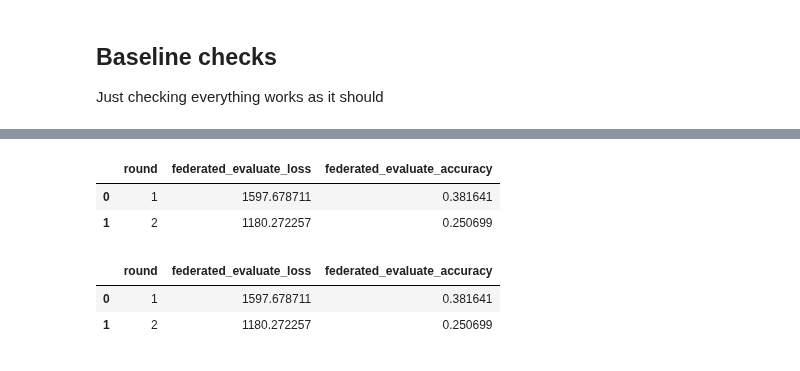
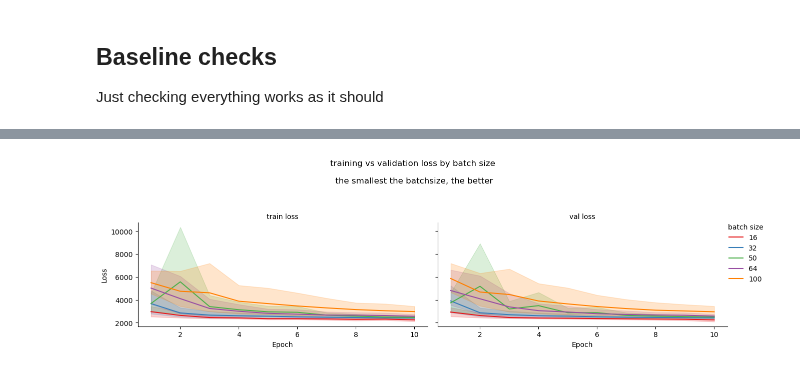
Before and after one commit to luisas/fl4tsf, a Jupyter notebook: analysis/02_centralized_training.ipynb, the cells around one changed output, grey strips where cells are left out. Saved outputs shown, nothing was run; the diff lists cells and outputs as text; code cells hidden in the pictures.

Commit message:
Centralized hyperparam exploration

```diff
--- a/analysis/02_centralized_training.ipynb
+++ b/analysis/02_centralized_training.ipynb
@@ -10,13 +10,10 @@ import seaborn as sns
 import glob
 import numpy as np
 import json
+import os
 
+# set cwd
+os.chdir("/Users/luisa/Desktop/nygc/cluster/projects/fl4tsf/analysis")
 
-centralized_training_loss = glob.glob(f"../results/periodic/centralized_training/**/loss_per_epoch.csv", recursive=True)
-centralized_training_loss = centralized_training_loss[0]
-# aggregation = "FedODE"
-# fed_subfolder = f"{aggregation}/2_rounds"
-
-
-# fed_subfolder_fedode = f"{aggregation}/2_rounds"
-# fed_subfolder_fedavg = f"{aggregation}/2_rounds"
+centralized_training_loss = glob.glob(f"../results_centralized/**/centralized_training/**/loss_per_epoch.csv", recursive=True)
+print(f"Found {len(centralized_training_loss)} files")
@@ -265,12 +85,21 @@ plt.show()
-# %%
-data_fedavg_df
-# %% [output]
-|  | round | federated_evaluate_loss | federated_evaluate_accuracy |
-| 0 | 1 | 1597.678711 | 0.381641 |
-| 1 | 2 | 1180.272257 | 0.250699 |
-# %%
-data_fedode_df
-# %% [output]
-|  | round | federated_evaluate_loss | federated_evaluate_accuracy |
-| 0 | 1 | 1597.678711 | 0.381641 |
-| 1 | 2 | 1180.272257 | 0.250699 |
+# %%
+
+g = sns.FacetGrid(df_loss_long, col="type", height=4, aspect=1.5, sharey=True)
+
+g.map_dataframe(
+    sns.lineplot,
+    x="epoch",
+    y="loss",
+    hue="batch_size",
+    palette="Set1"
+)
+
+g.set_axis_labels("Epoch", "Loss")
+g.set_titles(col_template="{col_name} loss")
+g.add_legend(title="batch size")
+g._legend.set_bbox_to_anchor((1.05, 0.5))
+g.fig.suptitle("training vs validation loss by batch size \n\n the smallest the batchsize, the better \n\n", fontsize=12)
+plt.tight_layout()
+plt.show()
+# %% [output]
+[figure, added]
```
Also changed, not shown: parts of 27 cells of this notebook, 21 other files.
